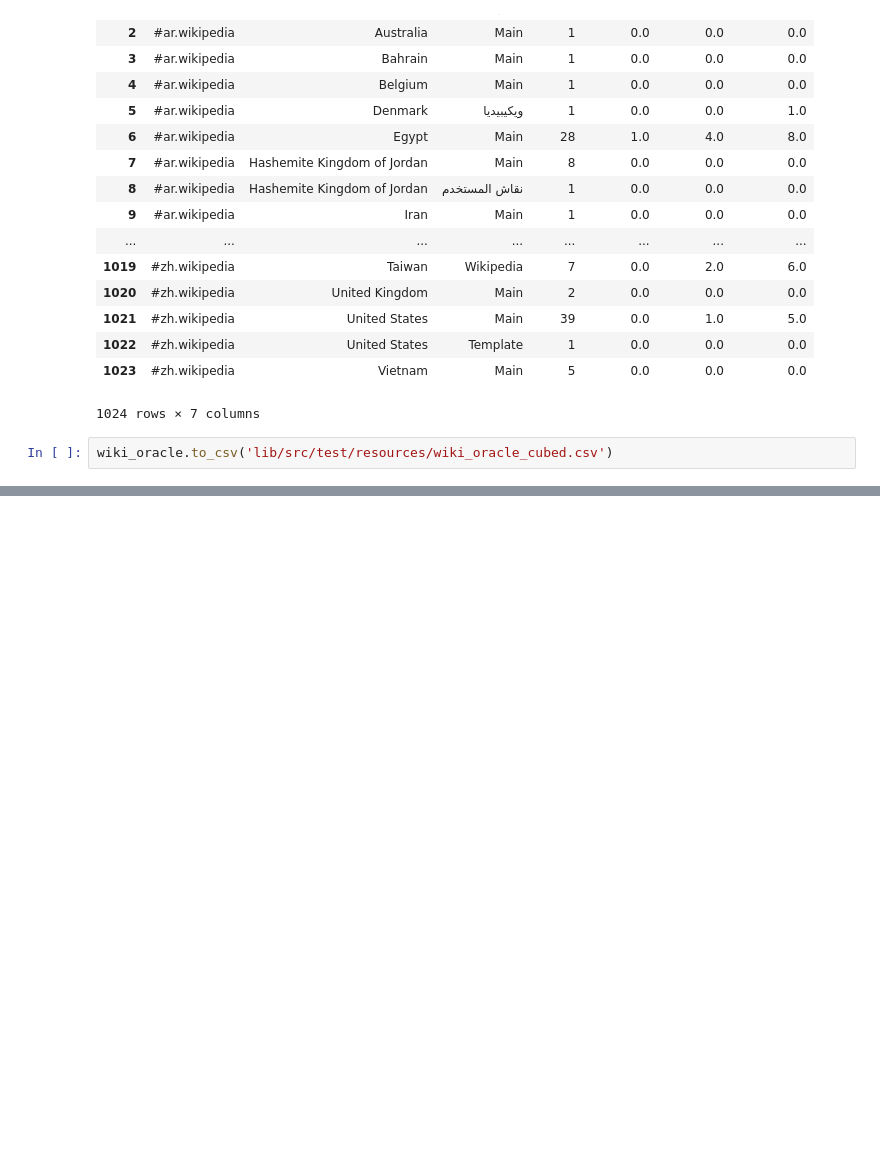
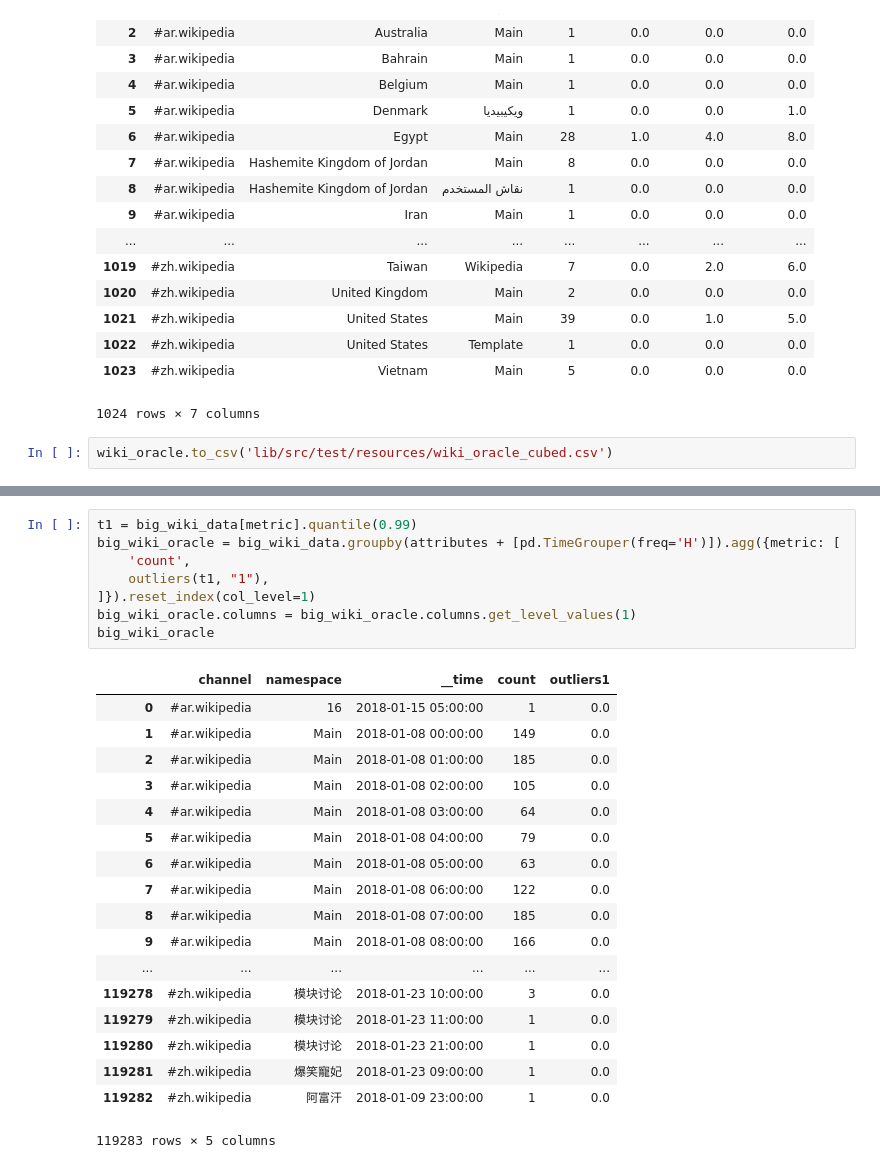
Before and after one commit to stanford-futuredata/macrobase, a Jupyter notebook: Moments Cube Creation.ipynb, the cells around one changed output, grey strips where cells are left out. Cells and saved outputs as stored; diff of their text form; blank space fills up the shorter version.

```diff
--- a/Moments Cube Creation.ipynb
+++ b/Moments Cube Creation.ipynb
@@ -187,0 +379,27 @@ wiki_oracle.to_csv('lib/src/test/resources/wiki_oracle_cubed.csv')
+# %%
+t1 = big_wiki_data[metric].quantile(0.99)
+big_wiki_oracle = big_wiki_data.groupby(attributes + [pd.TimeGrouper(freq='H')]).agg({metric: [
+    'count',
+    outliers(t1, "1"),
+]}).reset_index(col_level=1)
+big_wiki_oracle.columns = big_wiki_oracle.columns.get_level_values(1)
+big_wiki_oracle
+# %% [output]
+|  | channel | namespace | __time | count | outliers1 |
+| 0 | #ar.wikipedia | 16 | 2018-01-15 05:00:00 | 1 | 0.0 |
+| 1 | #ar.wikipedia | Main | 2018-01-08 00:00:00 | 149 | 0.0 |
+| 2 | #ar.wikipedia | Main | 2018-01-08 01:00:00 | 185 | 0.0 |
+| 3 | #ar.wikipedia | Main | 2018-01-08 02:00:00 | 105 | 0.0 |
+| 4 | #ar.wikipedia | Main | 2018-01-08 03:00:00 | 64 | 0.0 |
+| 5 | #ar.wikipedia | Main | 2018-01-08 04:00:00 | 79 | 0.0 |
+| 6 | #ar.wikipedia | Main | 2018-01-08 05:00:00 | 63 | 0.0 |
+| 7 | #ar.wikipedia | Main | 2018-01-08 06:00:00 | 122 | 0.0 |
+| 8 | #ar.wikipedia | Main | 2018-01-08 07:00:00 | 185 | 0.0 |
+| 9 | #ar.wikipedia | Main | 2018-01-08 08:00:00 | 166 | 0.0 |
+| ... | ... | ... | ... | ... | ... |
+| 119278 | #zh.wikipedia | 模块讨论 | 2018-01-23 10:00:00 | 3 | 0.0 |
+| 119279 | #zh.wikipedia | 模块讨论 | 2018-01-23 11:00:00 | 1 | 0.0 |
+| 119280 | #zh.wikipedia | 模块讨论 | 2018-01-23 21:00:00 | 1 | 0.0 |
+| 119281 | #zh.wikipedia | 爆笑寵妃 | 2018-01-23 09:00:00 | 1 | 0.0 |
+| 119282 | #zh.wikipedia | 阿富汗 | 2018-01-09 23:00:00 | 1 | 0.0 |
+119283 rows × 5 columns
```
Also changed, not shown: parts of 30 cells of this notebook, 7 other files.
